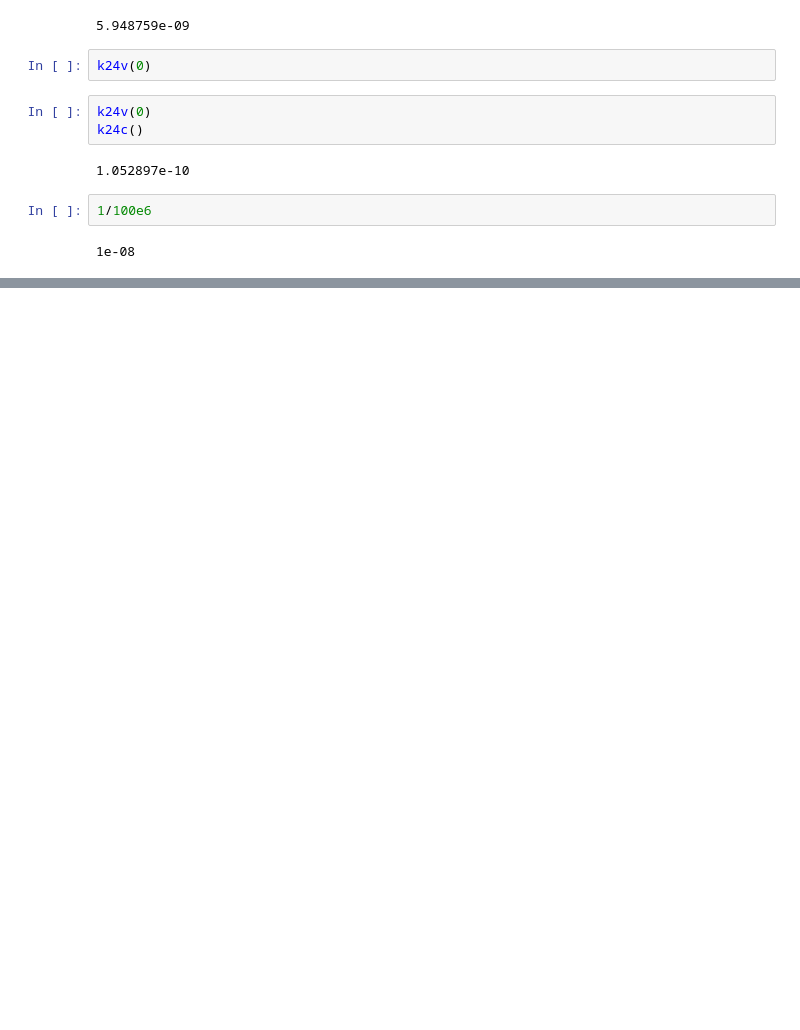
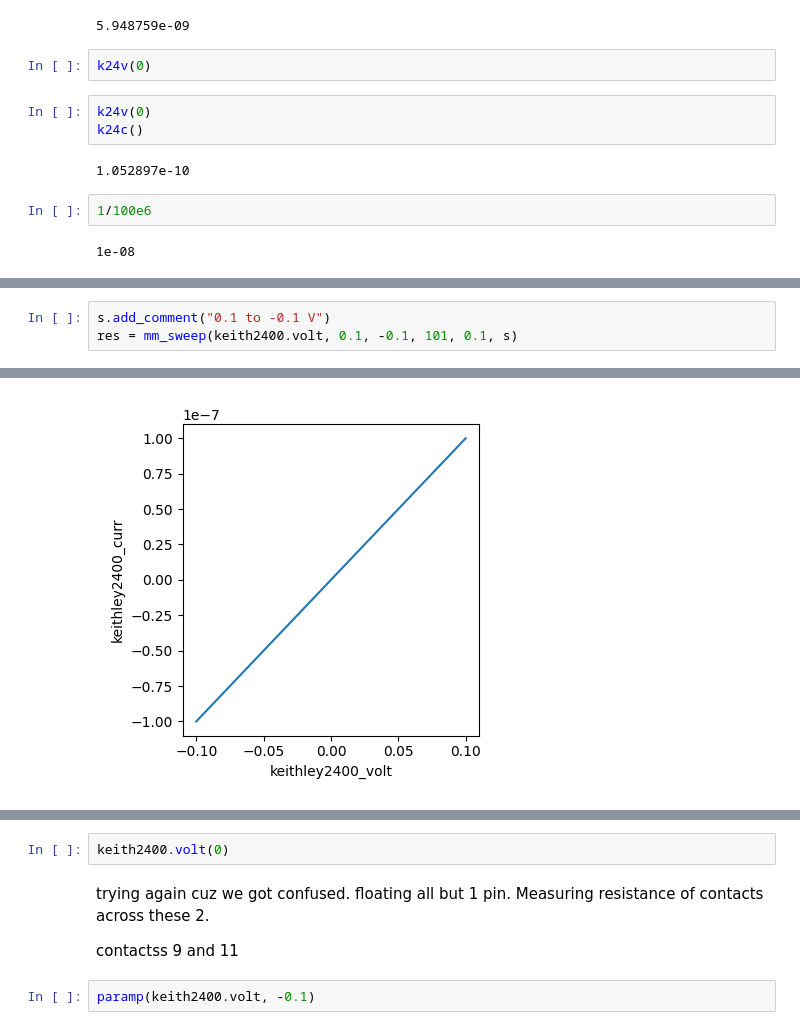
Before and after one commit to barreralab/capacitance_exps, a Jupyter notebook: notebooks/acquisition/stak51_4term/test.ipynb, the cells around one changed output, grey strips where cells are left out. Cells and saved outputs as stored; diff of their text form; blank space fills up the shorter version.

```diff
--- a/notebooks/acquisition/stak51_4term/test.ipynb
+++ b/notebooks/acquisition/stak51_4term/test.ipynb
@@ -350,0 +436,4 @@ k24c()
+# %%
+s.add_comment("0.1 to -0.1 V")
+res = mm_sweep(keith2400.volt, 0.1, -0.1, 101, 0.1, s)
+# %% [output]
@@ -350,0 +442 @@ k24c()
+[figure, added]
@@ -350,0 +445,8 @@ k24c()
+# %%
+keith2400.volt(0)
+# %% [markdown]
+trying again cuz we got confused. floating all but 1 pin. Measuring resistance of contacts across these 2.
+
+contactss 9 and 11
+# %%
+paramp(keith2400.volt, -0.1)
```
Also changed, not shown: parts of 47 cells of this notebook, 5 other files.
